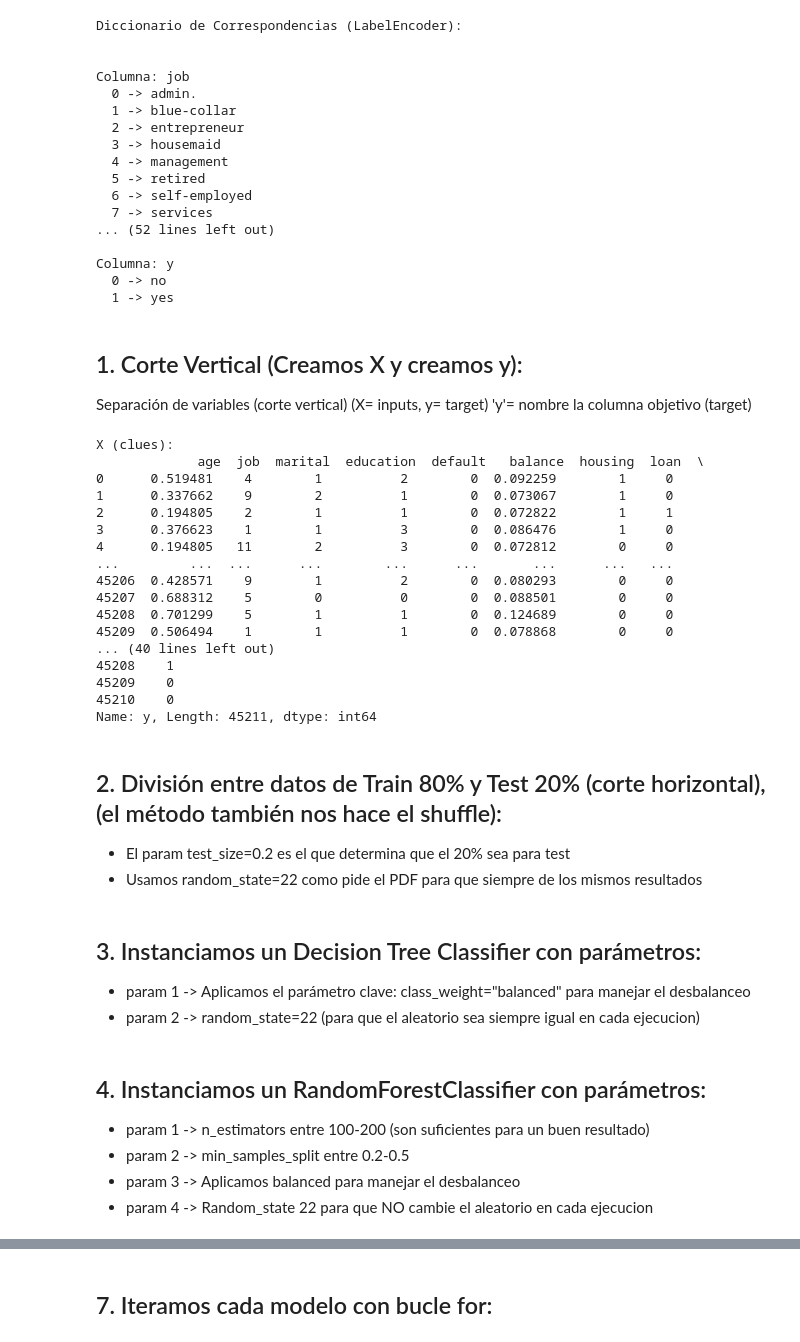
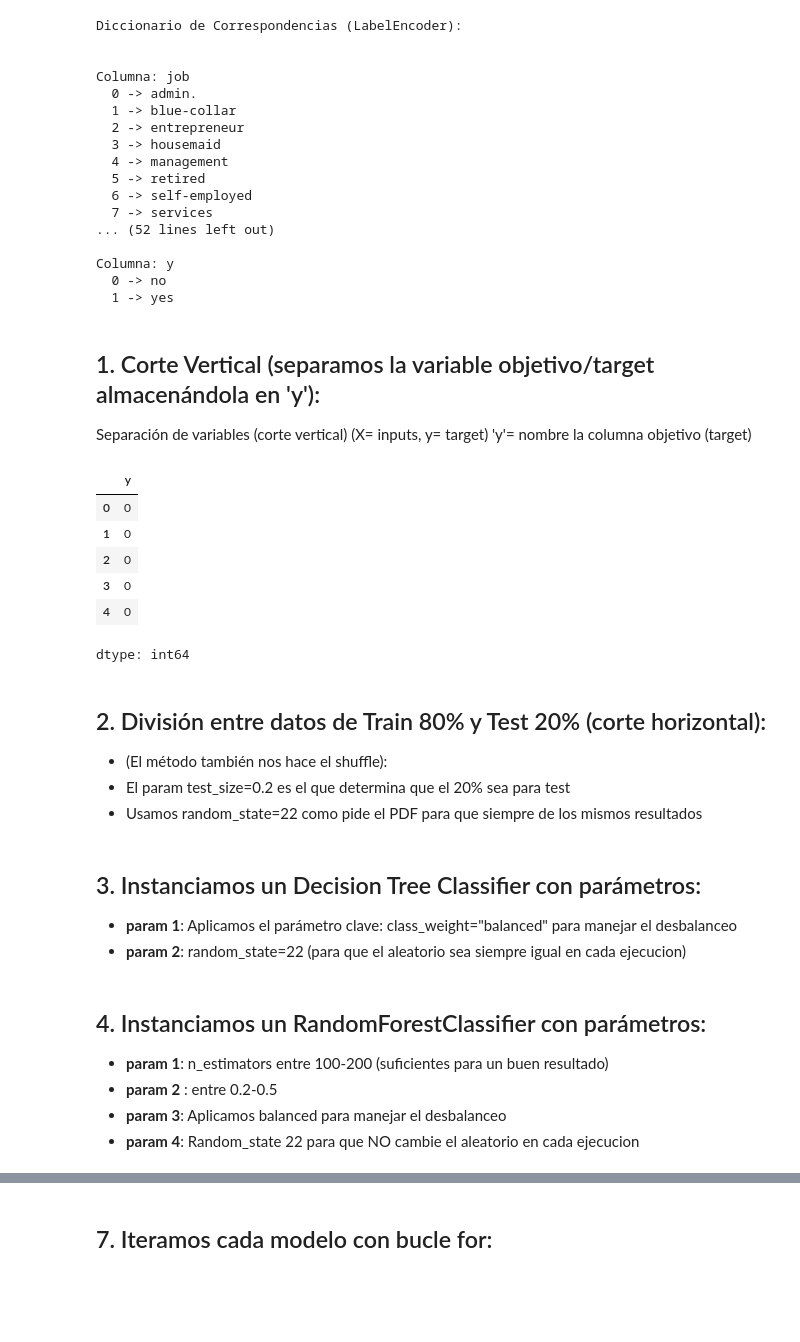
Before and after one commit to juan1639/Portfolio_data_science, a Jupyter notebook: final_project_bf_juan_eguia_v2.ipynb, the cells around one changed output, grey strips where cells are left out. Cells and saved outputs as stored; diff of their text form; code cells hidden in the pictures; blank space fills up the shorter version.

```diff
--- a/final_project_bf_juan_eguia_v2.ipynb
+++ b/final_project_bf_juan_eguia_v2.ipynb
@@ -247,50 +207,40 @@ Columna: y
   0 -> no
   1 -> yes
 # %% [markdown]
-## 1. Corte Vertical (Creamos X y creamos y):
+## 1. Corte Vertical (separamos la variable objetivo/target almacenándola en 'y'):
 Separación de variables (corte vertical) (X= inputs, y= target) 'y'= nombre la columna objetivo (target)
 # %%
 X = df.drop('y', axis=1)    # axis=1 indicamos que es columna (0 seria fila)
 y = df['y']                 # 2do corte (solo una columna)
-print("X (clues):\n", X)
-print("\n")
-print("y (target):\n", y)
+y.head()
+#X.head()
 # %% [output]
+|  | y |
+| 0 | 0 |
+| 1 | 0 |
+| 2 | 0 |
+| 3 | 0 |
+| 4 | 0 |
-X (clues):
-             age  job  marital  education  default   balance  housing  loan  \
-0      0.519481    4        1          2        0  0.092259        1     0
-1      0.337662    9        2          1        0  0.073067        1     0
-2      0.194805    2        1          1        0  0.072822        1     1
-3      0.376623    1        1          3        0  0.086476        1     0
-4      0.194805   11        2          3        0  0.072812        0     0
-...         ...  ...      ...        ...      ...       ...      ...   ...
-45206  0.428571    9        1          2        0  0.080293        0     0
-45207  0.688312    5        0          0        0  0.088501        0     0
-45208  0.701299    5        1          1        0  0.124689        0     0
-45209  0.506494    1        1          1        0  0.078868        0     0
-... (40 lines left out)
-45208    1
-45209    0
-45210    0
-Name: y, Length: 45211, dtype: int64
+dtype: int64
 # %% [markdown]
-## 2. División entre datos de Train 80% y Test 20% (corte horizontal), (el método también nos hace el shuffle):
+## 2. División entre datos de Train 80% y Test 20% (corte horizontal):
+- (El método también nos hace el shuffle):
 - El param test_size=0.2 es el que determina que el 20% sea para test
 - Usamos random_state=22 como pide el PDF para que siempre de los mismos resultados
 # %%
 X_train, X_test, y_train, y_test = train_test_split(X, y, test_size=0.20, random_state=22)
 # %% [markdown]
 ## 3. Instanciamos un Decision Tree Classifier con parámetros:
-- param 1 -> Aplicamos el parámetro clave: class_weight="balanced" para manejar el desbalanceo
-- param 2 -> random_state=22 (para que el aleatorio sea siempre igual en cada ejecucion)
+- **param 1**: Aplicamos el parámetro clave: class_weight="balanced" para manejar el desbalanceo
+- **param 2**: random_state=22 (para que el aleatorio sea siempre igual en cada ejecucion)
 # %%
 decisionTree_model = DecisionTreeClassifier(class_weight="balanced", random_state=22)
 # %% [markdown]
 ## 4. Instanciamos un RandomForestClassifier con parámetros:
-- param 1 -> n_estimators entre 100-200 (son suficientes para un buen resultado)
-- param 2 -> min_samples_split entre 0.2-0.5
-- param 3 -> Aplicamos balanced para manejar el desbalanceo
-- param 4 -> Random_state 22 para que NO cambie el aleatorio en cada ejecucion
+- **param 1**: n_estimators entre 100-200 (suficientes para un buen resultado)
+- **param 2** :  entre 0.2-0.5
+- **param 3**: Aplicamos balanced para manejar el desbalanceo
+- **param 4**: Random_state 22 para que NO cambie el aleatorio en cada ejecucion
 # %%
 randomForest_model = RandomForestClassifier(n_estimators=150, min_samples_split=0.3, class_weight="balanced", random_state=22)
 # %% [markdown]
```
Also changed, not shown: parts of 31 cells of this notebook, 4 other files.
